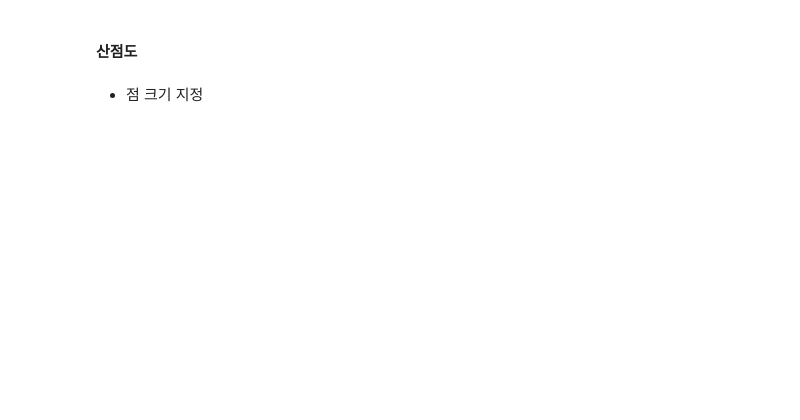
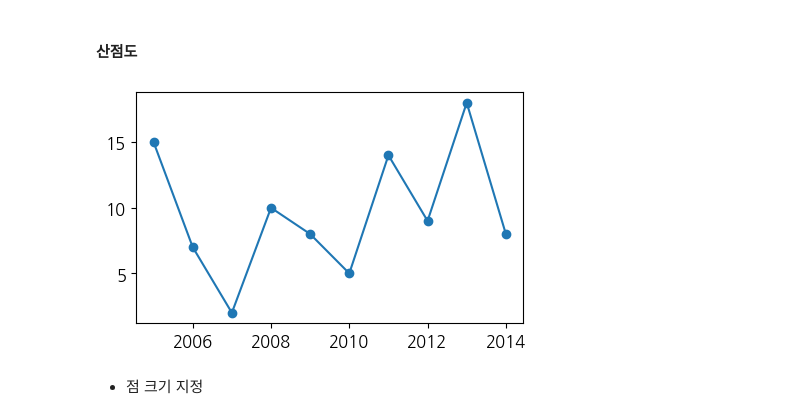
Before and after one commit to maggiojeju/2024_mirae_master, a Jupyter notebook: 2일차_탐색적데이터분석_기초_완성.ipynb, the cells around one changed output. Cells and saved outputs as stored; diff of their text form; code cells hidden in the pictures; blank space fills up the shorter version.

```diff
--- a/2일차_탐색적데이터분석_기초_완성.ipynb
+++ b/2일차_탐색적데이터분석_기초_완성.ipynb
@@ -326,9 +478,12 @@ plt.show()
 # %%
 x = list(range(2005,2015,1))
 y  = [15,7,2,10,8,5,14,9,18,8]
 
 plt.scatter(x, y)
+plt.plot(x, y)
 plt.show()
+# %% [output]
+[figure, added]
 # %% [markdown]
 - 점 크기 지정
 # %%
```
Also changed, not shown: parts of 47 cells of this notebook.
